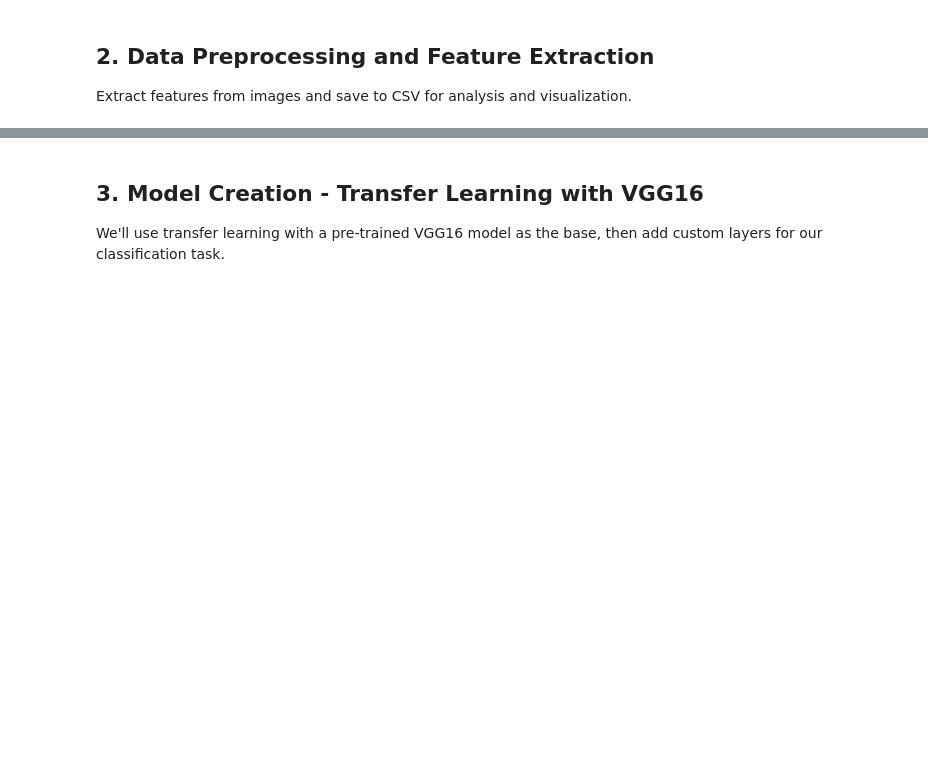
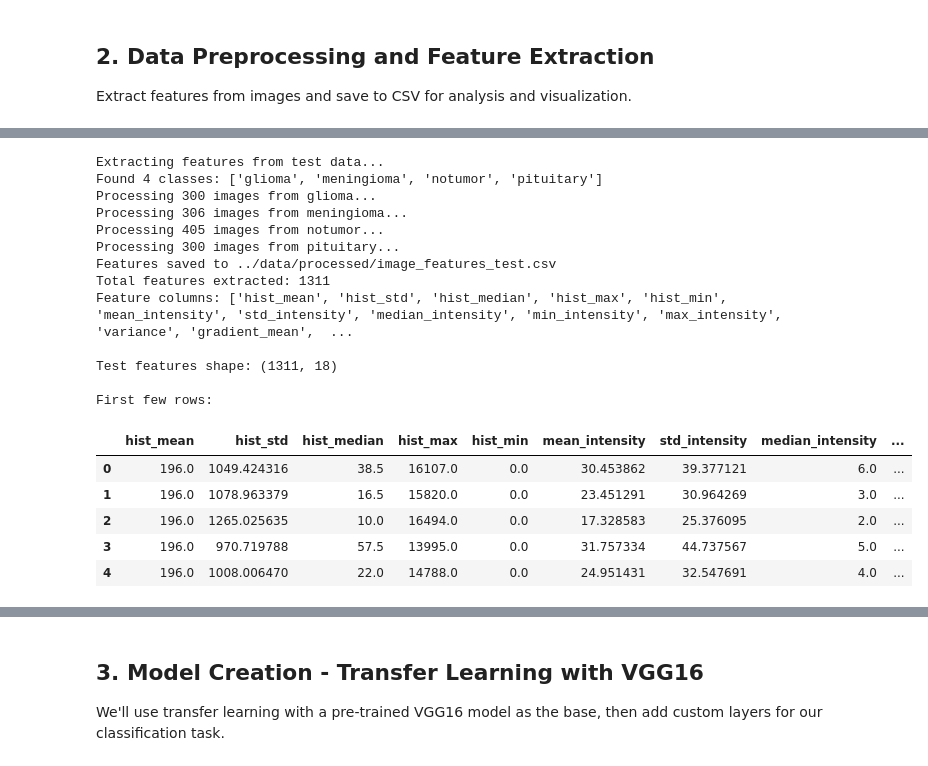
Before and after one commit to ernesteNtezirizaza/Summative-MLOP-Classification-Pipeline, a Jupyter notebook: notebook/brain_tumor_classification.ipynb, the cells around one changed output, grey strips where cells are left out. Cells and saved outputs as stored; diff of their text form; code cells hidden in the pictures; blank space fills up the shorter version.

```diff
--- a/notebook/brain_tumor_classification.ipynb
+++ b/notebook/brain_tumor_classification.ipynb
@@ -143,11 +183,31 @@ train_features_df.head()
 # %%
 # Extract features from test data
 print("Extracting features from test data...")
-test_features_df = extract_features_from_directory(test_dir, '../image_features_test.csv')
+test_features_df = extract_features_from_directory(test_dir, './data/processed/image_features_test.csv')
 
 print(f"\nTest features shape: {test_features_df.shape}")
 print("\nFirst few rows:")
 test_features_df.head()
+# %% [output]
+Extracting features from test data...
+Found 4 classes: ['glioma', 'meningioma', 'notumor', 'pituitary']
+Processing 300 images from glioma...
+Processing 306 images from meningioma...
+Processing 405 images from notumor...
+Processing 300 images from pituitary...
+Features saved to ../data/processed/image_features_test.csv
+Total features extracted: 1311
+Feature columns: ['hist_mean', 'hist_std', 'hist_median', 'hist_max', 'hist_min', 'mean_intensity', 'std_intensity', 'median_intensity', 'min_intensity', 'max_intensity', 'variance', 'gradient_mean',  ...
+
+Test features shape: (1311, 18)
+
+First few rows:
+|  | hist_mean | hist_std | hist_median | hist_max | hist_min | mean_intensity | std_intensity | median_intensity | ... |
+| 0 | 196.0 | 1049.424316 | 38.5 | 16107.0 | 0.0 | 30.453862 | 39.377121 | 6.0 | ... |
+| 1 | 196.0 | 1078.963379 | 16.5 | 15820.0 | 0.0 | 23.451291 | 30.964269 | 3.0 | ... |
+| 2 | 196.0 | 1265.025635 | 10.0 | 16494.0 | 0.0 | 17.328583 | 25.376095 | 2.0 | ... |
+| 3 | 196.0 | 970.719788 | 57.5 | 13995.0 | 0.0 | 31.757334 | 44.737567 | 5.0 | ... |
+| 4 | 196.0 | 1008.006470 | 22.0 | 14788.0 | 0.0 | 24.951431 | 32.547691 | 4.0 | ... |
 # %%
 # Analyze extracted features
 if 'class' in train_features_df.columns:
```
Also changed, not shown: parts of 12 cells of this notebook, 6 other files.
